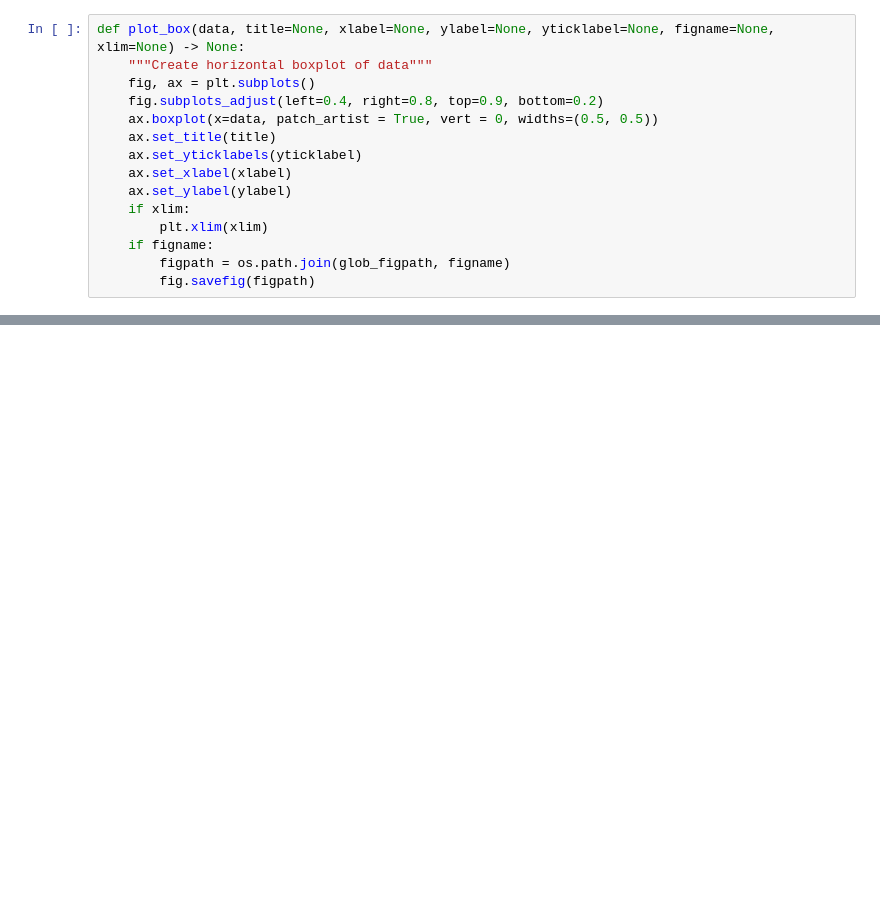
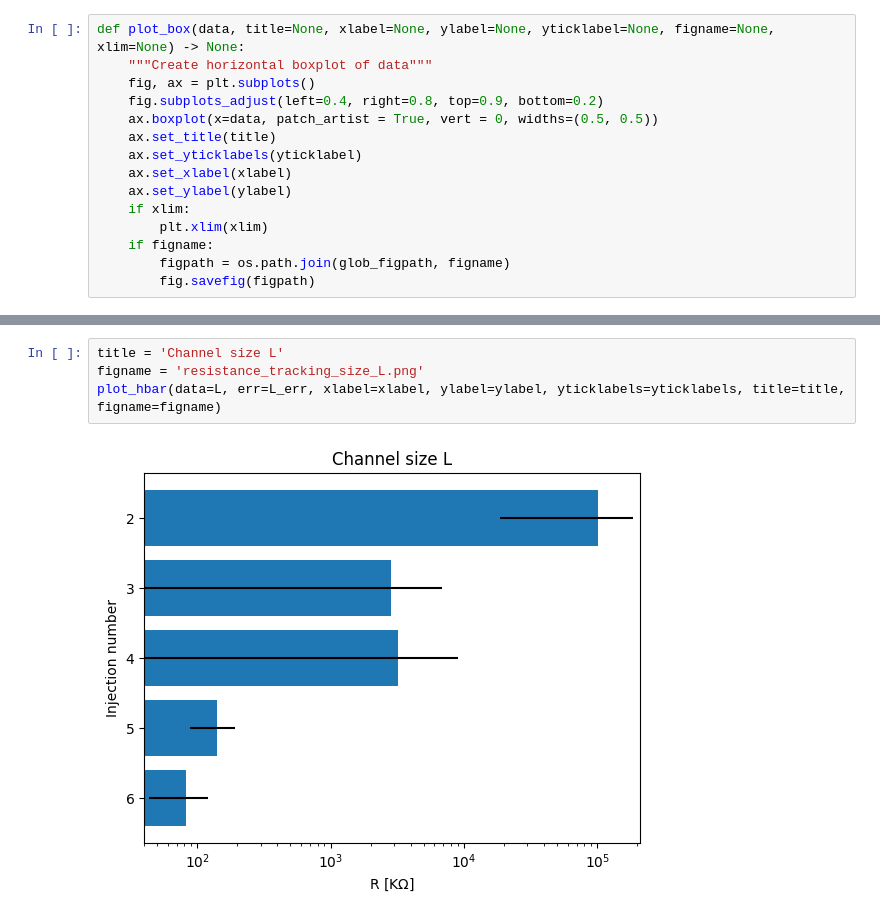
Before and after one commit to mkrause-nps/artificial-muscle, a Jupyter notebook: jupyter_notebooks/cnf_isoprop_inject.ipynb, the cells around one changed output, grey strips where cells are left out. Cells and saved outputs as stored; diff of their text form; blank space fills up the shorter version.

```diff
--- a/jupyter_notebooks/cnf_isoprop_inject.ipynb
+++ b/jupyter_notebooks/cnf_isoprop_inject.ipynb
@@ -51,0 +91,6 @@ plot_box(data=[XL, L], title=title, xlabel=xlabel, ylabel=ylabel, yticklabel=yti
+# %%
+title = 'Channel size L'
+figname = 'resistance_tracking_size_L.png'
+plot_hbar(data=L, err=L_err, xlabel=xlabel, ylabel=ylabel, yticklabels=yticklabels, title=title, figname=figname)
+# %% [output]
+[figure, added]
```
Also changed, not shown: parts of 8 cells of this notebook.
